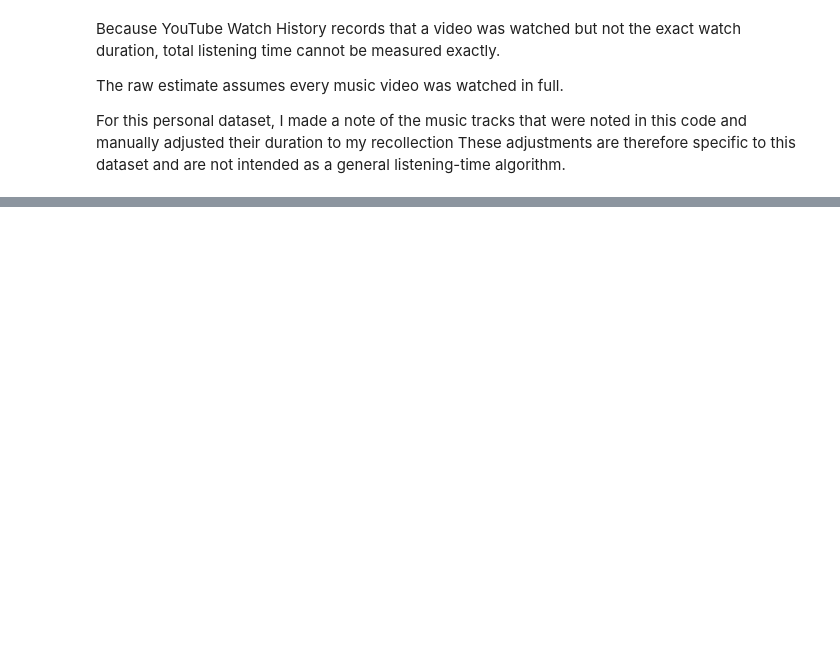
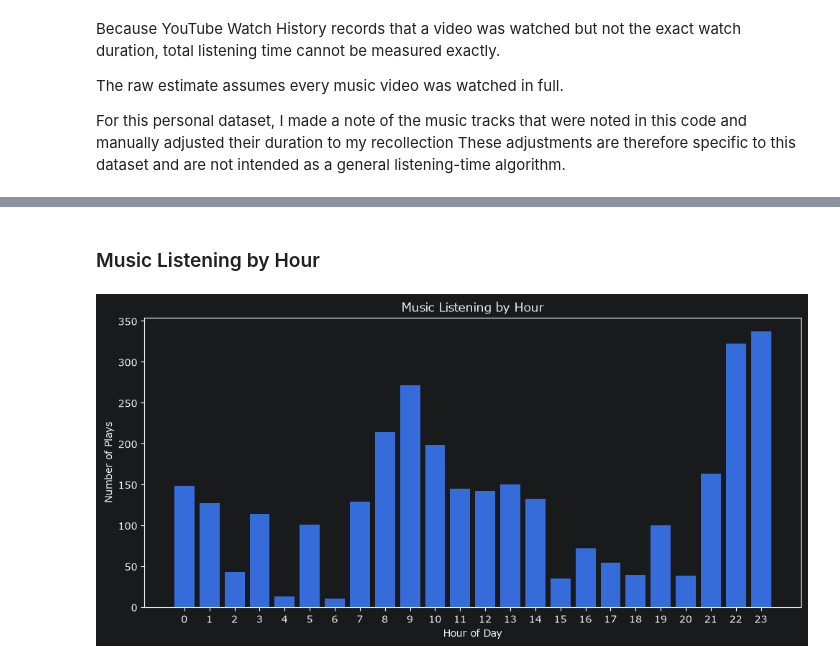
Before and after one commit to warrenchong601/Youtube_Music_Analysis, a Jupyter notebook: notebooks/02_music_analysis.ipynb, the cells around one changed output, grey strips where cells are left out. Cells and saved outputs as stored; diff of their text form; code cells hidden in the pictures; blank space fills up the shorter version.

```diff
--- a/notebooks/02_music_analysis.ipynb
+++ b/notebooks/02_music_analysis.ipynb
@@ -311,0 +820,25 @@ Adjusted estimated listening time: 193H:06M:19S
+# %% [markdown]
+### Music Listening by Hour
+# %%
+plays_by_hour = (
+    music_dataframe["hour"]
+    .value_counts()
+    .sort_index()
+)
+
+plt.figure(figsize=(10, 5))
+
+plt.bar(
+    plays_by_hour.index,
+    plays_by_hour.values
+)
+
+plt.xlabel("Hour of Day")
+plt.ylabel("Number of Plays")
+plt.title("Music Listening by Hour")
+
+plt.xticks(range(24))
+plt.tight_layout()
+plt.show()
+# %% [output]
+[figure, added]
```
Also changed, not shown: parts of 51 cells of this notebook, 1 other file.
